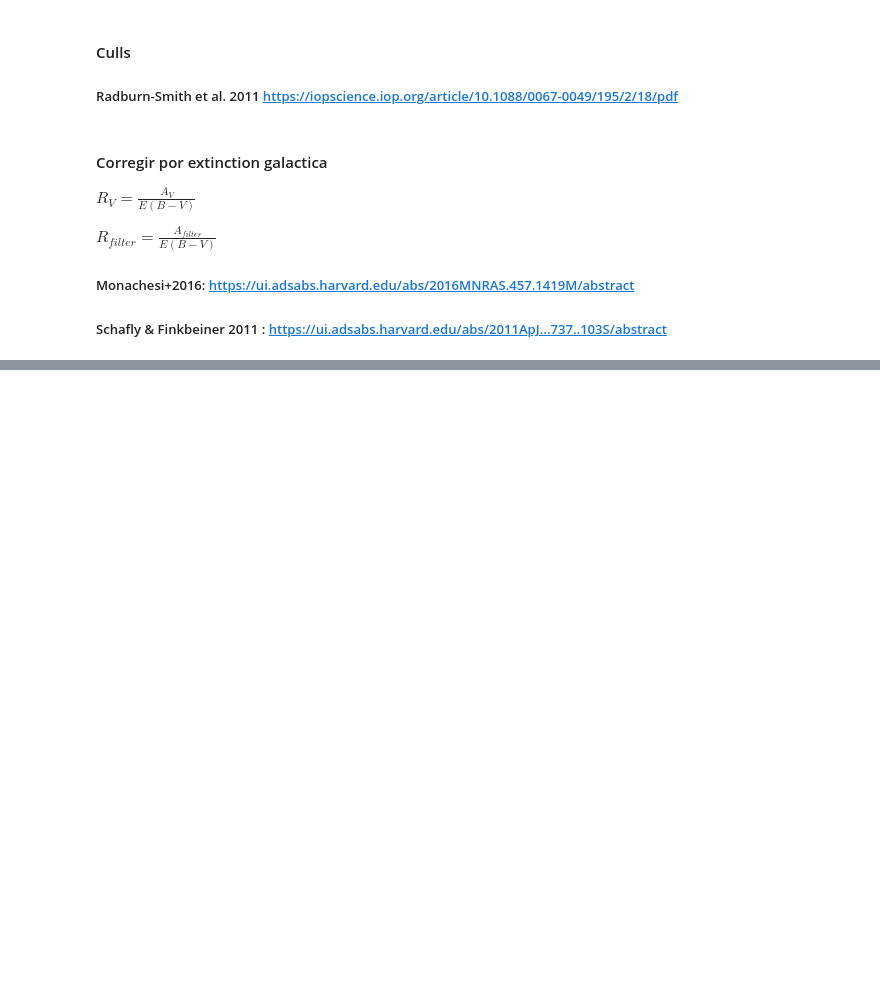
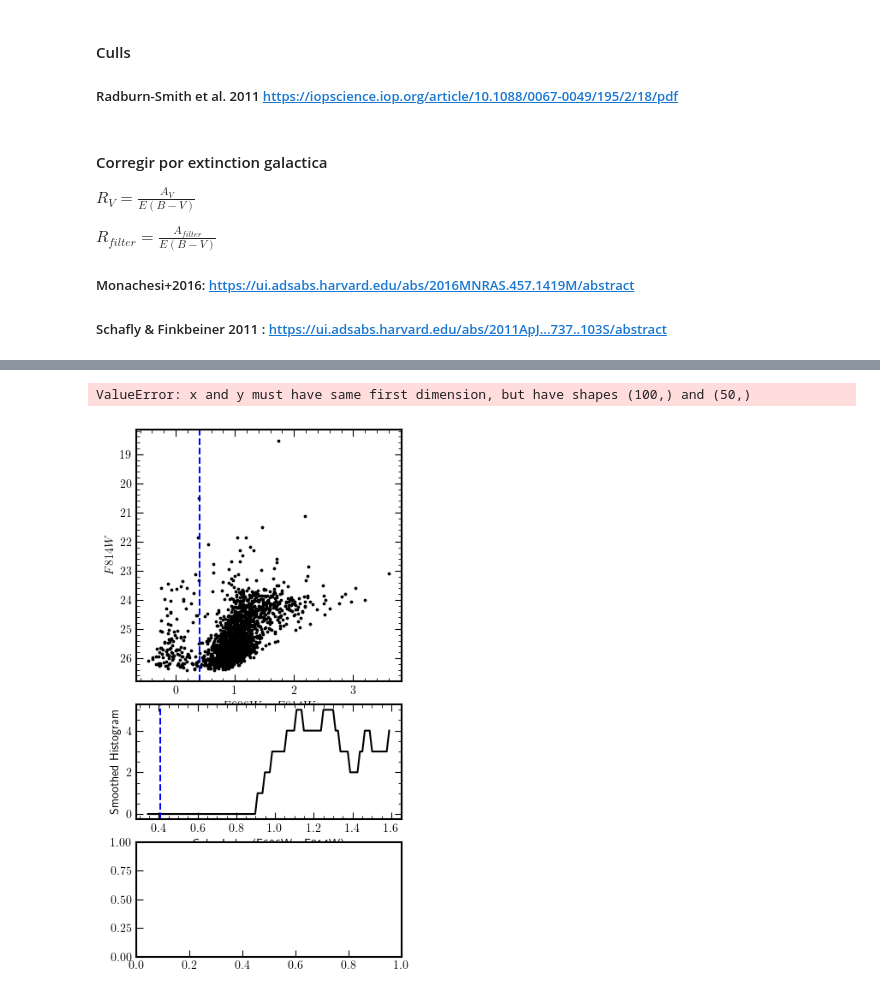
Before and after one commit to pmarchantc/Topicos-astr2024, a Jupyter notebook: M2/practico_M2.ipynb, the cells around one changed output, grey strips where cells are left out. Cells and saved outputs as stored; diff of their text form; code cells hidden in the pictures; blank space fills up the shorter version.

```diff
--- a/M2/practico_M2.ipynb
+++ b/M2/practico_M2.ipynb
@@ -171,0 +255,79 @@ ax.tick_params(axis='y', which='both', right=True, direction='in')
+# %%
+import numpy as np
+import matplotlib.pyplot as plt
+from scipy.ndimage import gaussian_filter1d
+from scipy.signal import find_peaks
+
+# Filter the data
+#T_ = T[((T['F606W_'] - T['F814W_']) > 0.3) & ((T['F606W_'] - T['F814W_']) < 1.6)]
+T_ = T_[(T_['F814W_'] > 23) & (T_['F814W_'] < 24.5)]
+
+# Calculate color data
+F606W_data = T_['F606W_']
+F814W_data = T_['F814W_']
+color_data = F606W_data - F814W_data
+
+# Create the histogram
+hist, bin_edges = np.histogram(color_data, bins=100)  # Adjust the number of bins if needed
+
+# Apply Gaussian smoothing
+smoothed_hist = gaussian_filter1d(hist, sigma=2)
+
+# Find the bin centers
+bin_centers = (bin_edges[:-1] + bin_edges[1:]) / 2
+
+# Creating the edge detection response
+gradient = np.gradient(smoothed_hist)
+#matched_filter_response = gaussian_filter1d(gradient, sigma=2)
+
+# Finding peaks using find_peaks
+peaks, _ = find_peaks(smoothed_hist, height=0)  # Adjust the height threshold if needed
+if len(peaks) < 2:
+    raise ValueError("Not enough peaks found in the edge detection response to identify a second peak.")
+
+# Selecting the second peak based on the magnitude value (F814W)
+sorted_peaks = sorted(peaks, key=lambda x: bin_centers[x])
+second_peak_index = max(smoothed_hist)
+second_peak_value = bin_centers[second_peak_index]
+
+# Plotting
+fig = plt.figure(figsize=(4, 8))
+
+# First subplot (CMD)
+ax1 = plt.subplot(4, 1, (1, 2))
+ax1.scatter(T['F606W_'] - T['F814W_'], T['F814W_'], s=3, color='black', alpha=1)
+ax1.set_ylim(ax1.get_ylim()[::-1])
+ax1.set_xlabel(r'$F606W - F814W$')
+ax1.set_ylabel(r'$F814W$')
+ax1.minorticks_on()
+ax1.tick_params(axis='x', which='both', top=True, direction='in')
+ax1.tick_params(axis='y', which='both', right=True, direction='in')
+ax1.axvline(x=second_peak_value, color='blue', linestyle='--')
+
+# Second subplot (Smoothed histogram)
+ax2 = plt.subplot(4, 1, 3)
+ax2.plot(bin_centers, smoothed_hist, color='black')
+ax2.set_xlabel('Color Index (F606W - F814W)')
+ax2.set_ylabel('Smoothed Histogram')
+ax2.minorticks_on()
+ax2.tick_params(axis='x', which='both', top=True, direction='in')
+ax2.tick_params(axis='y', which='both', right=True, direction='in')
+ax2.axvline(x=second_peak_value, color='blue', linestyle='--')
+
+# Third subplot (E.D. response)
+ax3 = plt.subplot(4, 1, 4)
+ax3.plot(bin_centers, matched_filter_response, color='red')
+ax3.set_xlabel('Color Index (F606W - F814W)')
+ax3.set_ylabel('Edge Detection Response')
+ax3.minorticks_on()
+ax3.tick_params(axis='x', which='both', top=True, direction='in')
+ax3.tick_params(axis='y', which='both', right=True, direction='in')
+ax3.axvline(x=second_peak_value, color='blue', linestyle='--')
+
+plt.tight_layout()
+plt.show()
+
+print(f"Second peak value in color index: {second_peak_value}")
+# %% [output]
+ValueError: x and y must have same first dimension, but have shapes (100,) and (50,)
+[figure, added]
```
Also changed, not shown: parts of 13 cells of this notebook, 2 other files.
